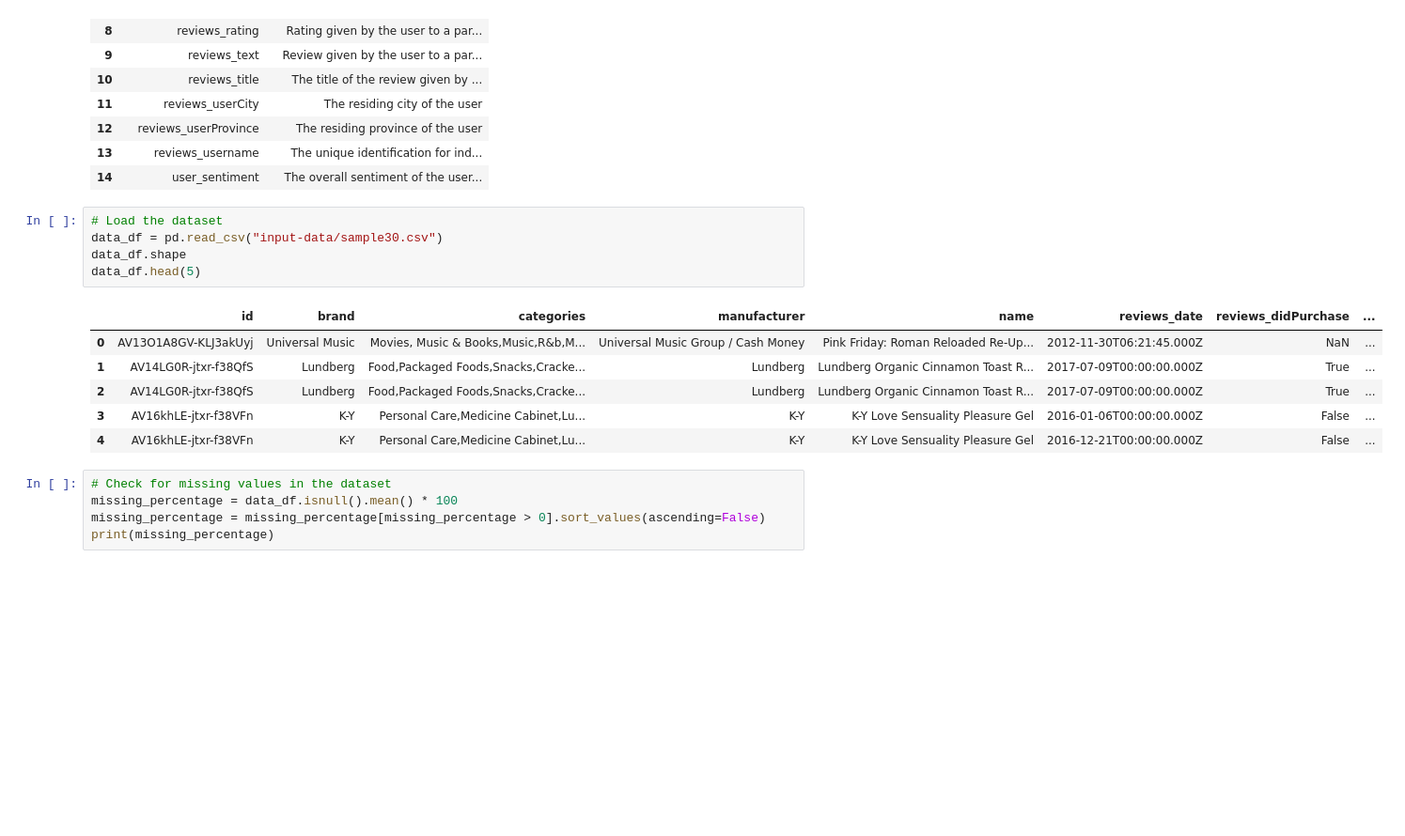
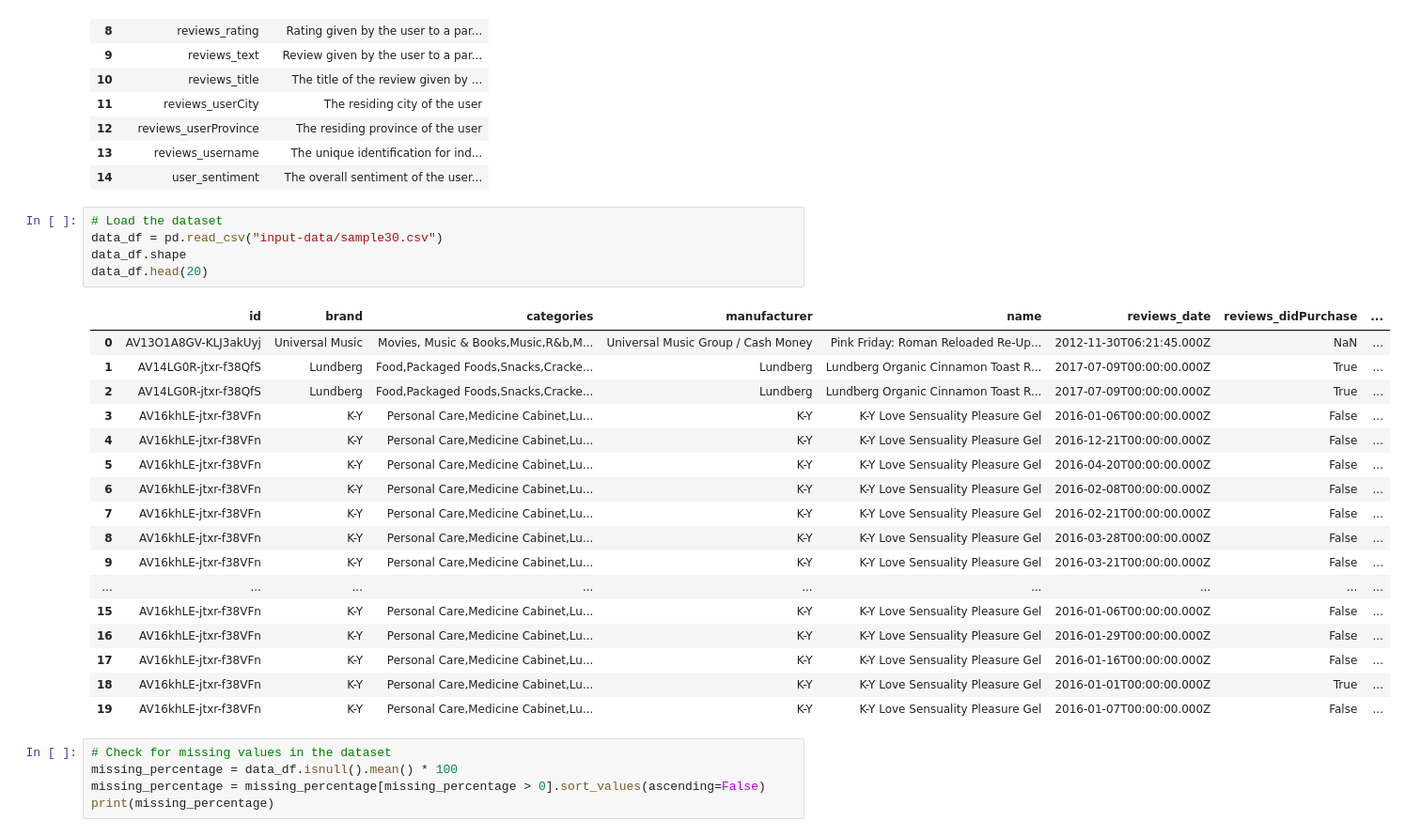
Before and after one commit to mundrapiyush/product-recommendation-app, a Jupyter notebook: development/product-recommendation-model-development.ipynb, the cells around one changed output. Shown at 94% size. Saved outputs shown, nothing was run; the diff lists cells and outputs as text; blank space fills up the shorter version.

```diff
--- a/development/product-recommendation-model-development.ipynb
+++ b/development/product-recommendation-model-development.ipynb
@@ -112,15 +112,26 @@ data_dictionary_df
 # %%
 # Load the dataset
 data_df = pd.read_csv("input-data/sample30.csv")
 data_df.shape
-data_df.head(5)
+data_df.head(20)
 # %% [output]
 |  | id | brand | categories | manufacturer | name | reviews_date | reviews_didPurchase | ... |
 | 0 | AV13O1A8GV-KLJ3akUyj | Universal Music | Movies, Music & Books,Music,R&b,M... | Universal Music Group / Cash Money | Pink Friday: Roman Reloaded Re-Up... | 2012-11-30T06:21:45.000Z | NaN | ... |
 | 1 | AV14LG0R-jtxr-f38QfS | Lundberg | Food,Packaged Foods,Snacks,Cracke... | Lundberg | Lundberg Organic Cinnamon Toast R... | 2017-07-09T00:00:00.000Z | True | ... |
 | 2 | AV14LG0R-jtxr-f38QfS | Lundberg | Food,Packaged Foods,Snacks,Cracke... | Lundberg | Lundberg Organic Cinnamon Toast R... | 2017-07-09T00:00:00.000Z | True | ... |
 | 3 | AV16khLE-jtxr-f38VFn | K-Y | Personal Care,Medicine Cabinet,Lu... | K-Y | K-Y Love Sensuality Pleasure Gel | 2016-01-06T00:00:00.000Z | False | ... |
 | 4 | AV16khLE-jtxr-f38VFn | K-Y | Personal Care,Medicine Cabinet,Lu... | K-Y | K-Y Love Sensuality Pleasure Gel | 2016-12-21T00:00:00.000Z | False | ... |
+| 5 | AV16khLE-jtxr-f38VFn | K-Y | Personal Care,Medicine Cabinet,Lu... | K-Y | K-Y Love Sensuality Pleasure Gel | 2016-04-20T00:00:00.000Z | False | ... |
+| 6 | AV16khLE-jtxr-f38VFn | K-Y | Personal Care,Medicine Cabinet,Lu... | K-Y | K-Y Love Sensuality Pleasure Gel | 2016-02-08T00:00:00.000Z | False | ... |
+| 7 | AV16khLE-jtxr-f38VFn | K-Y | Personal Care,Medicine Cabinet,Lu... | K-Y | K-Y Love Sensuality Pleasure Gel | 2016-02-21T00:00:00.000Z | False | ... |
+| 8 | AV16khLE-jtxr-f38VFn | K-Y | Personal Care,Medicine Cabinet,Lu... | K-Y | K-Y Love Sensuality Pleasure Gel | 2016-03-28T00:00:00.000Z | False | ... |
+| 9 | AV16khLE-jtxr-f38VFn | K-Y | Personal Care,Medicine Cabinet,Lu... | K-Y | K-Y Love Sensuality Pleasure Gel | 2016-03-21T00:00:00.000Z | False | ... |
+| ... | ... | ... | ... | ... | ... | ... | ... | ... |
+| 15 | AV16khLE-jtxr-f38VFn | K-Y | Personal Care,Medicine Cabinet,Lu... | K-Y | K-Y Love Sensuality Pleasure Gel | 2016-01-06T00:00:00.000Z | False | ... |
+| 16 | AV16khLE-jtxr-f38VFn | K-Y | Personal Care,Medicine Cabinet,Lu... | K-Y | K-Y Love Sensuality Pleasure Gel | 2016-01-29T00:00:00.000Z | False | ... |
+| 17 | AV16khLE-jtxr-f38VFn | K-Y | Personal Care,Medicine Cabinet,Lu... | K-Y | K-Y Love Sensuality Pleasure Gel | 2016-01-16T00:00:00.000Z | False | ... |
+| 18 | AV16khLE-jtxr-f38VFn | K-Y | Personal Care,Medicine Cabinet,Lu... | K-Y | K-Y Love Sensuality Pleasure Gel | 2016-01-01T00:00:00.000Z | True | ... |
+| 19 | AV16khLE-jtxr-f38VFn | K-Y | Personal Care,Medicine Cabinet,Lu... | K-Y | K-Y Love Sensuality Pleasure Gel | 2016-01-07T00:00:00.000Z | False | ... |
 # %%
 # Check for missing values in the dataset
 missing_percentage = data_df.isnull().mean() * 100
```
Also changed, not shown: parts of 23 cells of this notebook, 10 other files.
